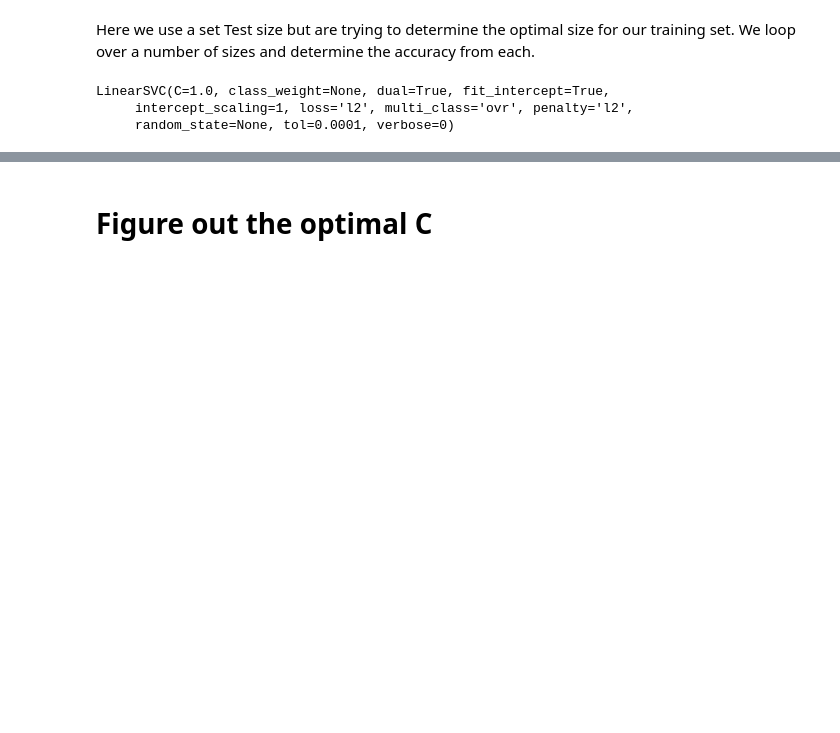
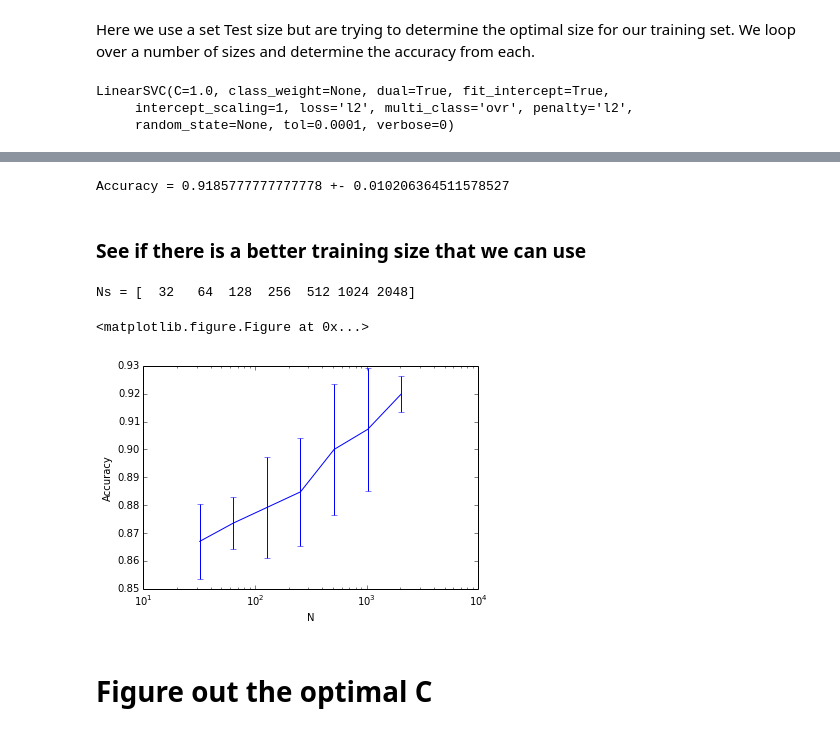
Before and after one commit to ElMejorEquipoDeLaSerena/VariableStarsClassification, a Jupyter notebook: Final.ipynb, the cells around one changed output, grey strips where cells are left out. Saved outputs shown, nothing was run; the diff lists cells and outputs as text; code cells hidden in the pictures; blank space fills up the shorter version.

```diff
--- a/Final.ipynb
+++ b/Final.ipynb
@@ -21,10 +22,12 @@ catalog = np.genfromtxt(cat_data, dtype=None, names=True, delimiter=',')
 # Setup our Features
 # %%
 def get_irq(rows):
-    return 0.
+    mags = rows['Mag']
+    return np.percentile(mags, 75) - np.percentile(mags, 25)
 
 def get_skew(rows):
-    return 0.
+    skew = stats.skew(rows['Mag'])
+    return skew
 
 def get_median(rows):
-    return 0.
+    return np.median(rows['Mag'])
@@ -60,7 +70,13 @@ np.savetxt('features.txt', features, delimiter=',')
 # %%
 # Pull out certain features so we can work with them separately
 data = catalog
-classes = features[:,1]
+
+start = 0
+end = len(features) - int(.25 * len(features))
+
+data_svm = features[start:end,2:]
+classes = features[start:end,1]
+
 #classes, mag, v_mag, blend, amplitude, period, epoch_folding = data['Var_Type'], data['Mag'], data["V_mag"], data['Blend'], data['Amplitude'], data['Period_days'], data['epoch_folding']
 # %%
 # How many of each Variable Type do we have
@@ -145,0 +119,33 @@ Accuracy = 0.008666666666666666
+# %%
+ss = cross_validation.StratifiedShuffleSplit(classes, 5, test_size = 1./3.)
+scores = cross_validation.cross_val_score(clf, data_svm, classes, cv=ss)
+print("Accuracy = {} +- {}".format(scores.mean(),scores.std()))
+# %% [output]
+Accuracy = 0.9185777777777778 +- 0.010206364511578527
+# %% [markdown]
+### See if there is a better training size that we can use
+# %%
+N_test = 250
+Ns = 2**np.arange(5, 12)
+print("Ns = {}".format(Ns))
+scores = np.zeros(len(Ns))
+stds = np.zeros(len(Ns))
+for i in range(len(Ns)):
+    N = Ns[i]
+    ss = cross_validation.StratifiedShuffleSplit(classes, 5, test_size = N_test, train_size = N)
+    scores_i = cross_validation.cross_val_score(clf, data_svm, classes, cv=ss)
+    scores[i] = scores_i.mean()
+    stds[i] = scores_i.std()
+
+pl.clf()
+fig = pl.figure()
+ax = fig.add_subplot(1,1,1)
+ax.errorbar (Ns, scores, yerr = stds)
+ax.set_xscale("log")
+ax.set_xlabel("N")
+ax.set_ylabel("Accuracy")
+pl.show()
+# %% [output]
+Ns = [  32   64  128  256  512 1024 2048]
+<matplotlib.figure.Figure at 0x...>
+[figure, added]
```
Also changed, not shown: parts of 17 cells of this notebook, 2 other files.
